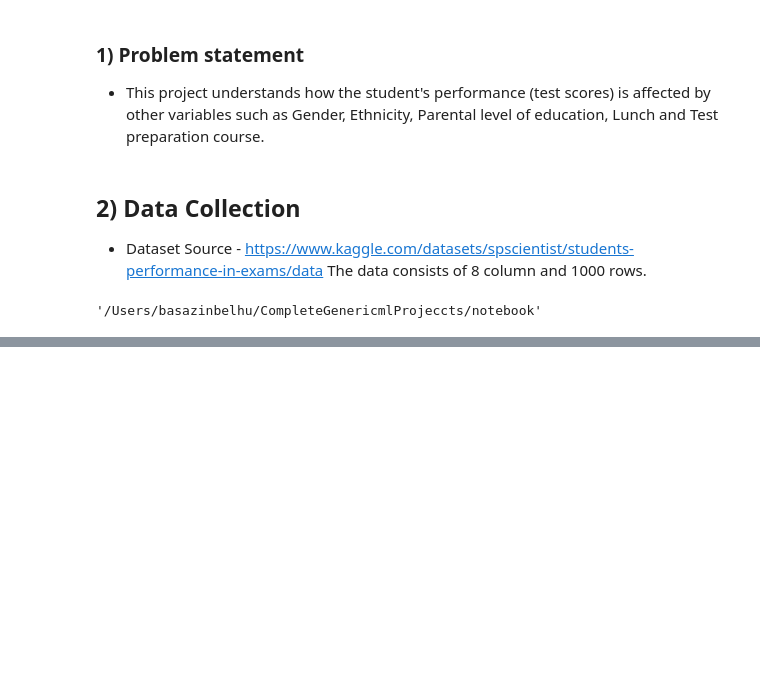
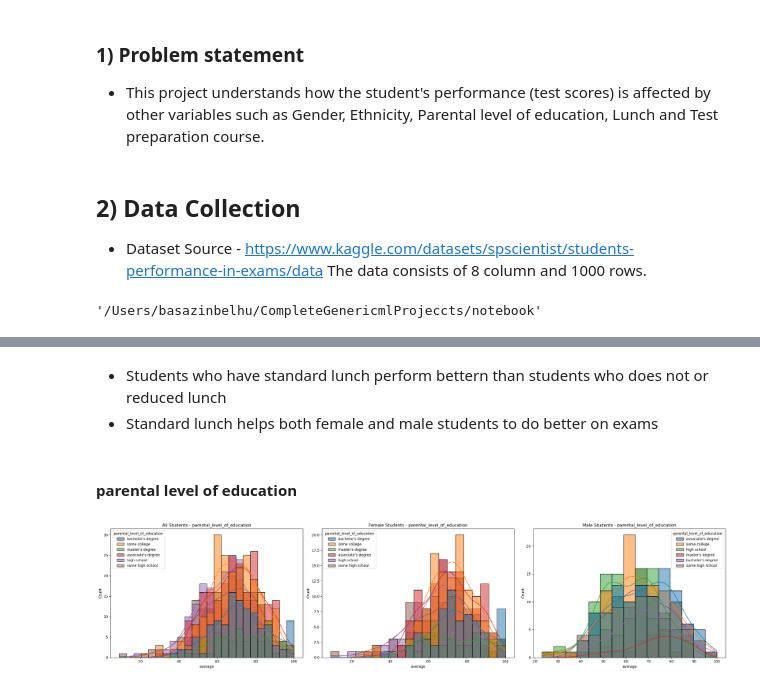
Before and after one commit to Basie12/Student_Performance_Azure_MLOPS, a Jupyter notebook: notebook/Notebook1.ipynb, the cells around one changed output, grey strips where cells are left out. Saved outputs shown, nothing was run; the diff lists cells and outputs as text; code cells hidden in the pictures; blank space fills up the shorter version.

```diff
--- a/notebook/Notebook1.ipynb
+++ b/notebook/Notebook1.ipynb
@@ -122,0 +324,9 @@ math_full = df[df['math']]
+# %% [markdown]
+* Students who have standard lunch perform bettern than students who does not or reduced lunch
+* Standard lunch helps both female and male students to do better on exams
+# %% [markdown]
+#### parental level of education
+# %%
+viz.hist_by_group(x='average', hue='parental_level_of_education', gender_split=True)
+# %% [output]
+[figure, added]
```
Also changed, not shown: parts of 45 cells of this notebook, 1 other file.
